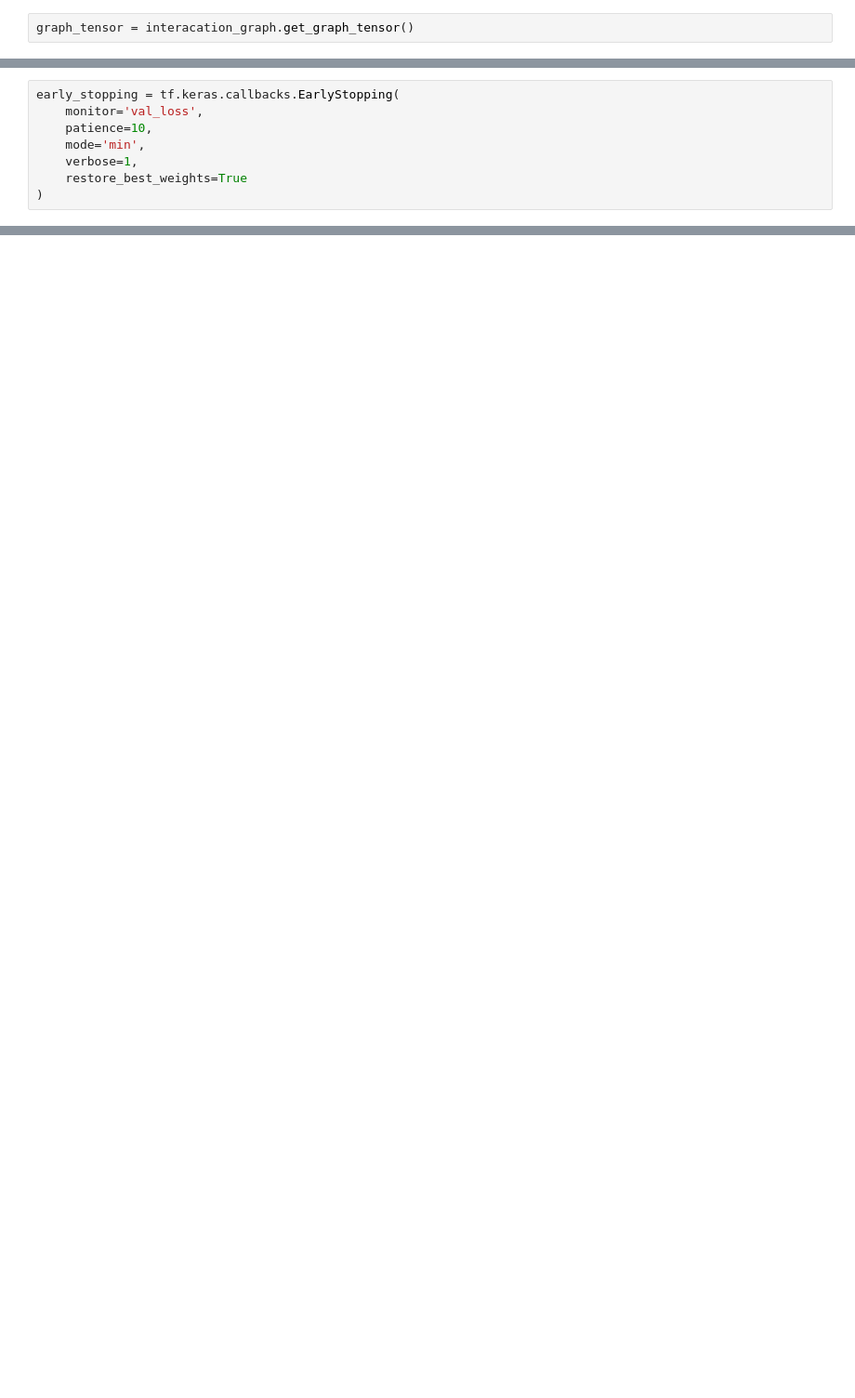
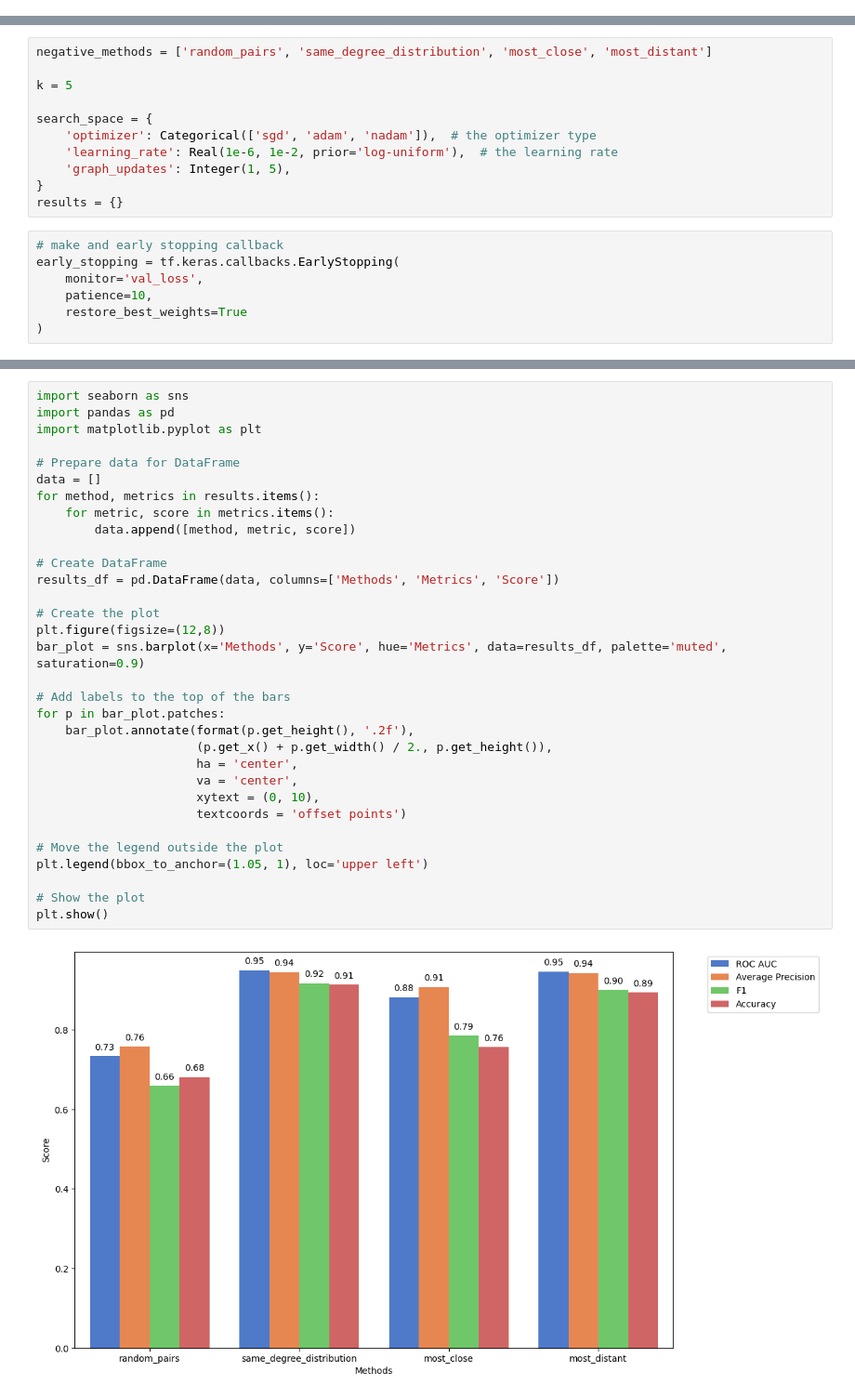
Before and after one commit to Bratet/Protein-on-Protein-Interactions-Prediction, a Jupyter notebook: test.ipynb, the cells around one changed output, grey strips where cells are left out. Shown at 93% size. Saved outputs shown, nothing was run; the diff lists cells and outputs as text; blank space fills up the shorter version.

```diff
--- a/test.ipynb
+++ b/test.ipynb
@@ -12,2 +0,0 @@ interacation_graph = ProteinInteractionGraph(negative_interaction_method='most_d
-# %%
-graph_tensor = interacation_graph.get_graph_tensor()
@@ -126,8 +15,18 @@ _________________________________________________________________
+# %%
+negative_methods = ['random_pairs', 'same_degree_distribution', 'most_close', 'most_distant']
+
+k = 5
+
+search_space = {
+    'optimizer': Categorical(['sgd', 'adam', 'nadam']),  # the optimizer type
+    'learning_rate': Real(1e-6, 1e-2, prior='log-uniform'),  # the learning rate
+    'graph_updates': Integer(1, 5),
+}
+results = {}
 # %%
+# make and early stopping callback
 early_stopping = tf.keras.callbacks.EarlyStopping(
     monitor='val_loss',
     patience=10,
-    mode='min',
-    verbose=1,
     restore_best_weights=True
 )
@@ -159,0 +129,34 @@ KeyboardInterrupt:
+# %%
+import seaborn as sns
+import pandas as pd
+import matplotlib.pyplot as plt
+
+# Prepare data for DataFrame
+data = []
+for method, metrics in results.items():
+    for metric, score in metrics.items():
+        data.append([method, metric, score])
+
+# Create DataFrame
+results_df = pd.DataFrame(data, columns=['Methods', 'Metrics', 'Score'])
+
+# Create the plot
+plt.figure(figsize=(12,8))
+bar_plot = sns.barplot(x='Methods', y='Score', hue='Metrics', data=results_df, palette='muted', saturation=0.9)
+
+# Add labels to the top of the bars
+for p in bar_plot.patches:
+    bar_plot.annotate(format(p.get_height(), '.2f'),
+                      (p.get_x() + p.get_width() / 2., p.get_height()),
+                      ha = 'center',
+                      va = 'center',
+                      xytext = (0, 10),
+                      textcoords = 'offset points')
+
+# Move the legend outside the plot
+plt.legend(bbox_to_anchor=(1.05, 1), loc='upper left')
+
+# Show the plot
+plt.show()
+# %% [output]
+[figure, added]
```
Also changed, not shown: parts of 18 cells of this notebook, 11 other files.
